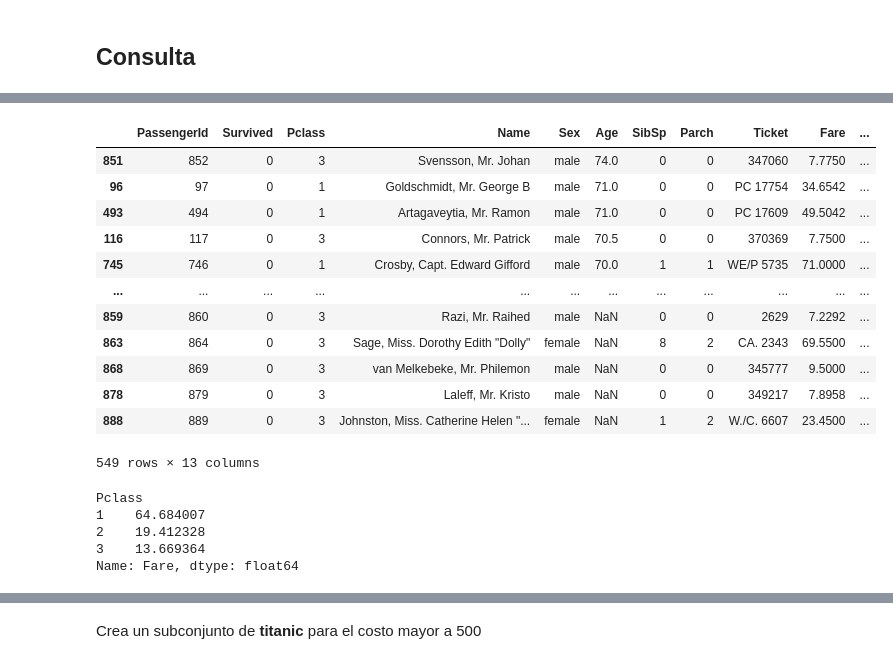
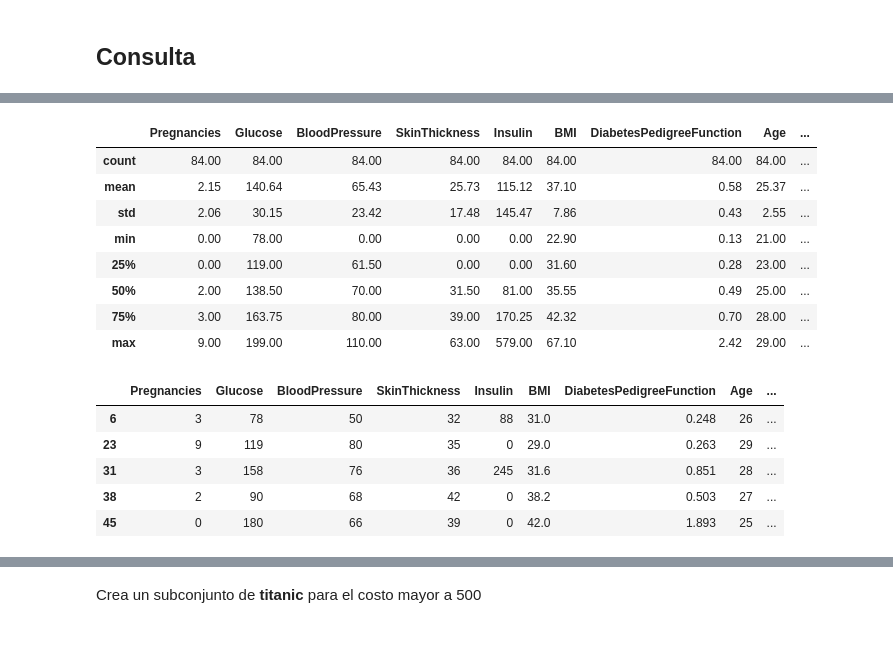
Before and after one commit to a01709343-arch/Laboratorio-A01709343, a Jupyter notebook: LecturaDatos-Pandas-1 (1).ipynb, the cells around one changed output, grey strips where cells are left out. Drawn from its saved outputs; the diff is of its cells as text; code cells hidden in the pictures.

```diff
--- a/LecturaDatos-Pandas-1 (1).ipynb
+++ b/LecturaDatos-Pandas-1 (1).ipynb
@@ -135,0 +185,29 @@ titanic.cabin.unique
+# %%
+import pandas as pd
+import matplotlib.pyplot as plt
+import seaborn as sns
+
+diabetes = pd.read_csv('diabetes.csv')
+
+# Columna 'EdadGrupo'
+bins = [20, 30, 40, 50, 60, 90]
+labels = ['21-30', '31-40', '41-50', '51-60', '60+']
+diabetes['EdadGrupo'] = pd.cut(diabetes['Age'], bins=bins, labels=labels, right=False)
+
+# porcentaje de diabéticos por grupo de edad
+riesgo_edad = pd.crosstab(diabetes['EdadGrupo'], diabetes['Outcome'], normalize='index')
+riesgo_edad = (riesgo_edad[1] * 100).round(1).reset_index() # Multiplicamos por 100 y redondeamos
+
+# gráfico
+plt.figure(figsize=(10, 6))
+barplot = sns.barplot(x='EdadGrupo', y=1, data=riesgo_edad, palette='viridis')
+
+plt.title('Porcentaje de Casos de Diabetes por Edad')
+plt.xlabel('Edad')
+plt.ylabel('Porcentaje de Casos Positivos (%)')
+
+for index, row in riesgo_edad.iterrows():
+    barplot.text(row.name, row[1] + 1, f'{row[1]}%', color='black', ha="center")
+
+plt.ylim(0, 100)
+plt.show()
@@ -239,29 +399,25 @@ titanic[["Name", "Age"]]
 # %%
 #Selección de filas [indicar dataframe[columna] operador valor]
-sobrevivientes = titanic[titanic["Survived"] == 0 ]
+jovenes_diabeticos = diabetes[(diabetes['Age'] < 30) & (diabetes['Outcome'] == 1)]
 # %%
 #ordenar usando funcion sort_values(by=atributo, ascending=True/false)
-sobrevivientes.sort_values(by="Age", ascending=False)
+jovenes_diabeticos.describe().round(2)
 # %% [output]
-|  | PassengerId | Survived | Pclass | Name | Sex | Age | SibSp | Parch | Ticket | Fare | ... |
-| 851 | 852 | 0 | 3 | Svensson, Mr. Johan | male | 74.0 | 0 | 0 | 347060 | 7.7750 | ... |
-| 96 | 97 | 0 | 1 | Goldschmidt, Mr. George B | male | 71.0 | 0 | 0 | PC 17754 | 34.6542 | ... |
-| 493 | 494 | 0 | 1 | Artagaveytia, Mr. Ramon | male | 71.0 | 0 | 0 | PC 17609 | 49.5042 | ... |
-| 116 | 117 | 0 | 3 | Connors, Mr. Patrick | male | 70.5 | 0 | 0 | 370369 | 7.7500 | ... |
-| 745 | 746 | 0 | 1 | Crosby, Capt. Edward Gifford | male | 70.0 | 1 | 1 | WE/P 5735 | 71.0000 | ... |
-| ... | ... | ... | ... | ... | ... | ... | ... | ... | ... | ... | ... |
-| 859 | 860 | 0 | 3 | Razi, Mr. Raihed | male | NaN | 0 | 0 | 2629 | 7.2292 | ... |
-| 863 | 864 | 0 | 3 | Sage, Miss. Dorothy Edith "Dolly" | female | NaN | 8 | 2 | CA. 2343 | 69.5500 | ... |
-| 868 | 869 | 0 | 3 | van Melkebeke, Mr. Philemon | male | NaN | 0 | 0 | 345777 | 9.5000 | ... |
-| 878 | 879 | 0 | 3 | Laleff, Mr. Kristo | male | NaN | 0 | 0 | 349217 | 7.8958 | ... |
-| 888 | 889 | 0 | 3 | Johnston, Miss. Catherine Helen "... | female | NaN | 1 | 2 | W./C. 6607 | 23.4500 | ... |
+|  | Pregnancies | Glucose | BloodPressure | SkinThickness | Insulin | BMI | DiabetesPedigreeFunction | Age | ... |
+| count | 84.00 | 84.00 | 84.00 | 84.00 | 84.00 | 84.00 | 84.00 | 84.00 | ... |
+| mean | 2.15 | 140.64 | 65.43 | 25.73 | 115.12 | 37.10 | 0.58 | 25.37 | ... |
+| std | 2.06 | 30.15 | 23.42 | 17.48 | 145.47 | 7.86 | 0.43 | 2.55 | ... |
+| min | 0.00 | 78.00 | 0.00 | 0.00 | 0.00 | 22.90 | 0.13 | 21.00 | ... |
+| 25% | 0.00 | 119.00 | 61.50 | 0.00 | 0.00 | 31.60 | 0.28 | 23.00 | ... |
+| 50% | 2.00 | 138.50 | 70.00 | 31.50 | 81.00 | 35.55 | 0.49 | 25.00 | ... |
+| 75% | 3.00 | 163.75 | 80.00 | 39.00 | 170.25 | 42.32 | 0.70 | 28.00 | ... |
+| max | 9.00 | 199.00 | 110.00 | 63.00 | 579.00 | 67.10 | 2.42 | 29.00 | ... |
-549 rows × 13 columns
-# %%
-#Agrupar por un atributo y calcular función de agregación utilizando groupby(atributo)['atributoAgregacion].funcion() (ej. mean() para promedio)
-sobrevivientes.groupby("Pclass")["Fare"].mean()
-# %% [output]
-Pclass
-1    64.684007
-2    19.412328
-3    13.669364
-Name: Fare, dtype: float64
+# %%
+jovenes_diabeticos.head()
+# %% [output]
+|  | Pregnancies | Glucose | BloodPressure | SkinThickness | Insulin | BMI | DiabetesPedigreeFunction | Age | ... |
+| 6 | 3 | 78 | 50 | 32 | 88 | 31.0 | 0.248 | 26 | ... |
+| 23 | 9 | 119 | 80 | 35 | 0 | 29.0 | 0.263 | 29 | ... |
+| 31 | 3 | 158 | 76 | 36 | 245 | 31.6 | 0.851 | 28 | ... |
+| 38 | 2 | 90 | 68 | 42 | 0 | 38.2 | 0.503 | 27 | ... |
+| 45 | 0 | 180 | 66 | 39 | 0 | 42.0 | 1.893 | 25 | ... |
```
Also changed, not shown: parts of 31 cells of this notebook.
